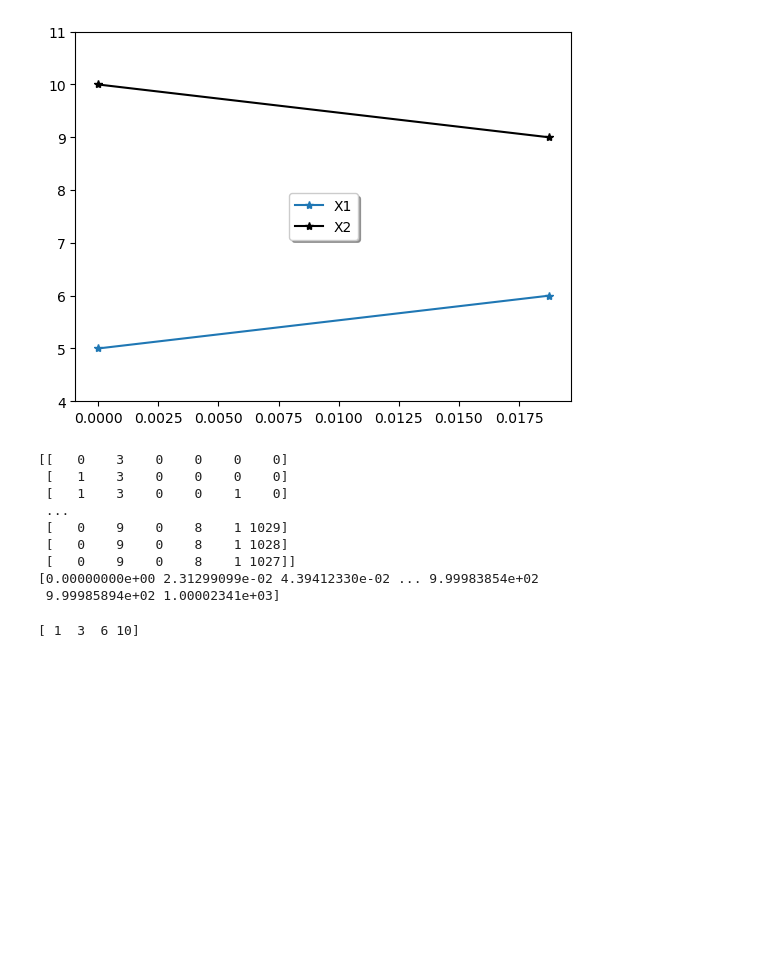
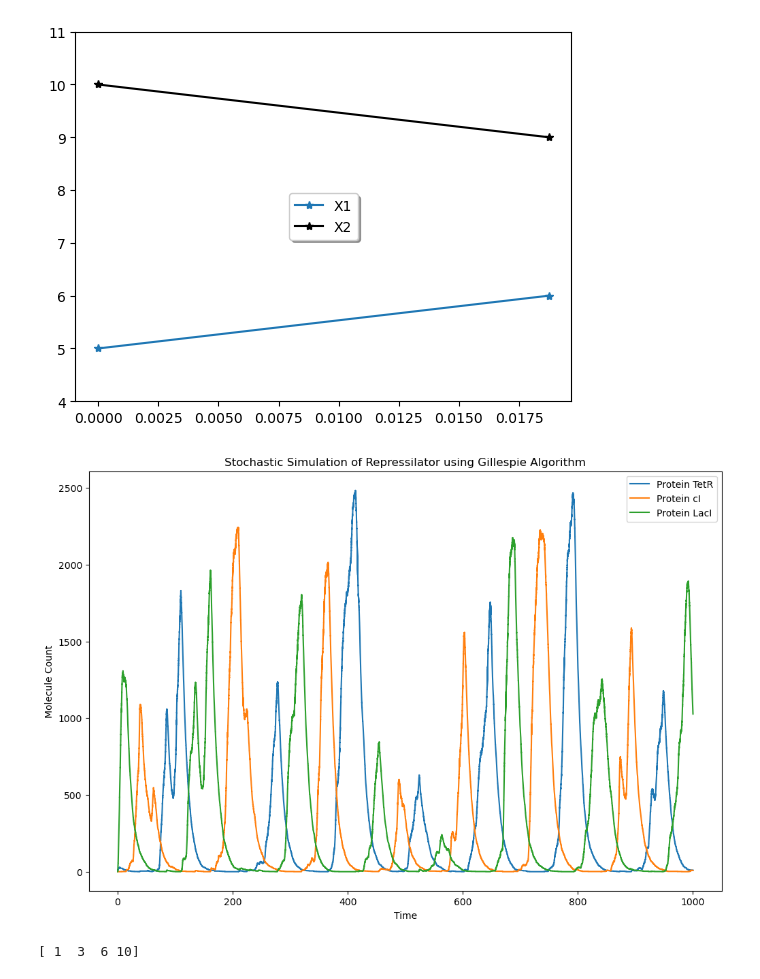
Before and after one commit to Alex-Drysdale/Jupyter_Notebook_work, a Jupyter notebook: P1_Models/notebooks/Gillespie_algorithm_(Repressilator).ipynb, the cells around one changed output. Drawn from its saved outputs; the diff is of its cells as text; code cells hidden in the pictures; blank space fills up the shorter version.

```diff
--- a/P1_Models/notebooks/Gillespie_algorithm_(Repressilator).ipynb
+++ b/P1_Models/notebooks/Gillespie_algorithm_(Repressilator).ipynb
@@ -182,36 +181,28 @@ max_time = 1000
 # Run the simulation
 times, states = gillespie(initial_states, transcription_rate, basal_transcript_rate, mRNA_degradation_rate, translation_rate, protein_degradation_rate, n, max_time)
 # %%
-print(states)
-print(times)
+#print(states)
+#print(times)
 
 mRNA_TetR = states[:, 0]
 protein_TetR = states[:, 1]
 mRNA_cI = states[:, 2]
 protein_cI = states[:, 3]
 mRNA_LacI = states[:, 4]
 protein_LacI = states[:, 5]
 
-# # Plot the results
-# plt.figure(figsize=(12, 8))
-# plt.plot(times, protein_TetR, label='Protein TetR')
-# plt.plot(times, protein_cI, label='Protein cI')
-# plt.plot(times, protein_LacI, label='Protein LacI')
-# plt.xlabel('Time')
-# plt.ylabel('Molecule Count')
-# plt.legend()
-# plt.title('Stochastic Simulation of Repressilator using Gillespie Algorithm')
-# plt.show()
+# Plot the results
+plt.figure(figsize=(12, 8))
+plt.plot(times, protein_TetR, label='Protein TetR')
+plt.plot(times, protein_cI, label='Protein cI')
+plt.plot(times, protein_LacI, label='Protein LacI')
+plt.xlabel('Time')
+plt.ylabel('Molecule Count')
+plt.legend()
+plt.title('Stochastic Simulation of Repressilator using Gillespie Algorithm')
+plt.show()
 # %% [output]
-[[   0    3    0    0    0    0]
- [   1    3    0    0    0    0]
- [   1    3    0    0    1    0]
- ...
- [   0    9    0    8    1 1029]
- [   0    9    0    8    1 1028]
- [   0    9    0    8    1 1027]]
-[0.00000000e+00 2.31299099e-02 4.39412330e-02 ... 9.99983854e+02
- 9.99985894e+02 1.00002341e+03]
+[figure, added]
 # %%
 test_array = [1, 2, 3, 4]
 summ = np.cumsum(test_array)
```
Also changed, not shown: parts of 1 cell of this notebook, 3 other files.
